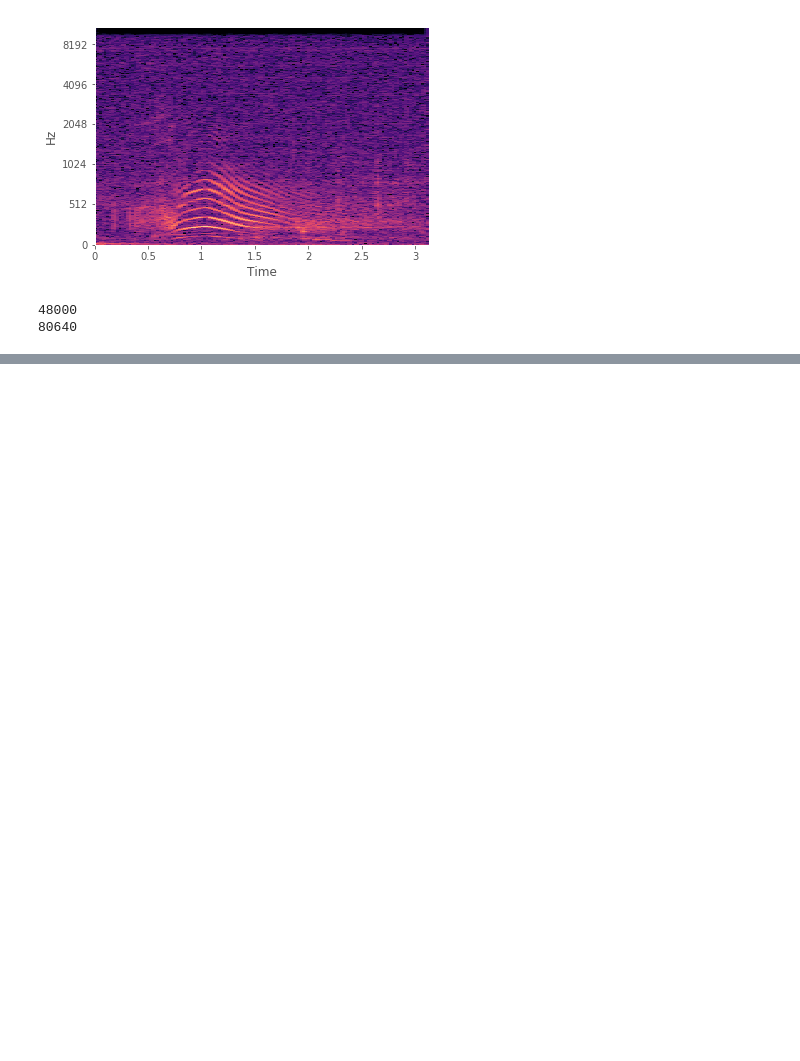
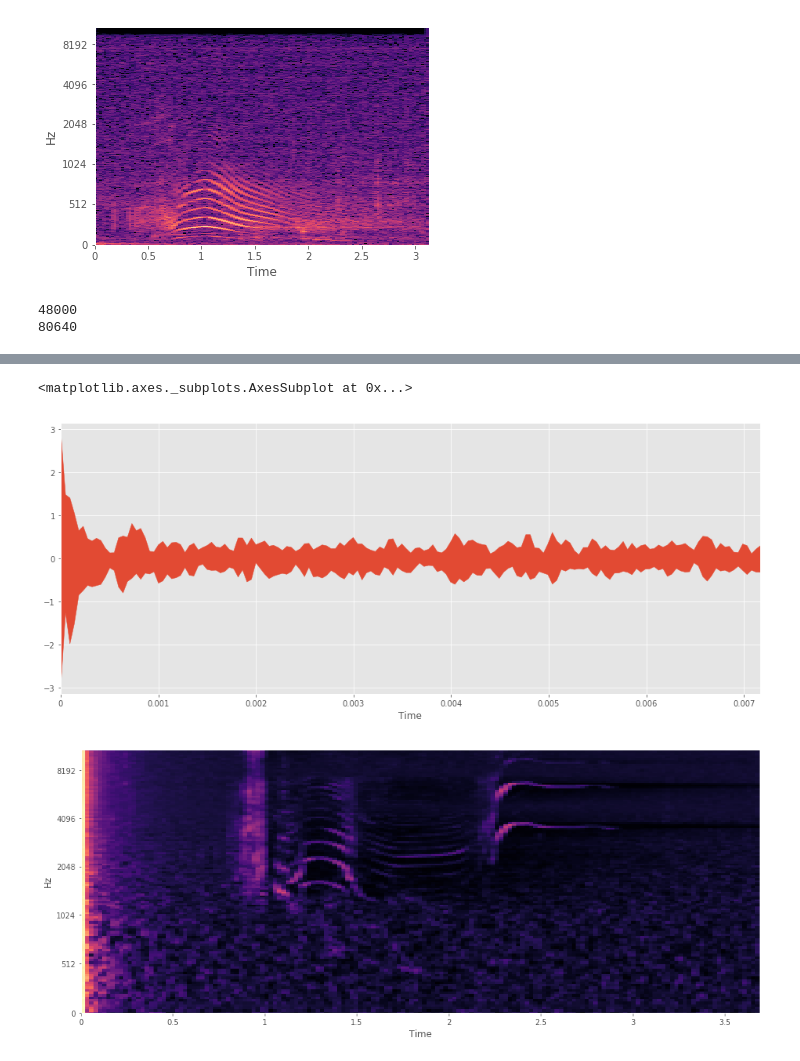
Before and after one commit to ZER-0-NE/OrcaCNN-Demo, a Jupyter notebook: OrcaCNN #1 - Preprocessing.ipynb, the cells around one changed output, grey strips where cells are left out. Drawn from its saved outputs; the diff is of its cells as text; code cells hidden in the pictures; blank space fills up the shorter version.

```diff
--- a/OrcaCNN #1 - Preprocessing.ipynb
+++ b/OrcaCNN #1 - Preprocessing.ipynb
@@ -361,0 +386,21 @@ librosa.display.specshow(librosa.amplitude_to_db(D2, ref = np.max),y_axis='mel',
+# %%
+# Applying PCEN
+file_path = 'data_labels/pos_15.wav'
+data, sr = librosa.core.load(file_path, sr=44100,
+                                        res_type='kaiser_fast')
+
+S = librosa.feature.melspectrogram(data, sr=sr, power=1)
+log_S = librosa.amplitude_to_db(S, ref=np.max)
+pcen_S = librosa.pcen(S)
+plt.figure(figsize=(16, 14))
+plt.subplot(2,1,1)
+librosa.display.waveplot(pcen_S)
+plt.figure(figsize=(16, 14))
+plt.subplot(2,1,2)
+librosa.display.specshow(pcen_S, x_axis='time', y_axis='mel')
+# D = np.abs(librosa.stft(data, n_fft=2048, win_length=2000, hop_length=500))
+# librosa.display.specshow(librosa.amplitude_to_db(D, ref = np.max),y_axis='mel', x_axis='time')
+# %% [output]
+<matplotlib.axes._subplots.AxesSubplot at 0x...>
+[figure, added]
+[figure, added]
```
Also changed, not shown: parts of 5 cells of this notebook.
